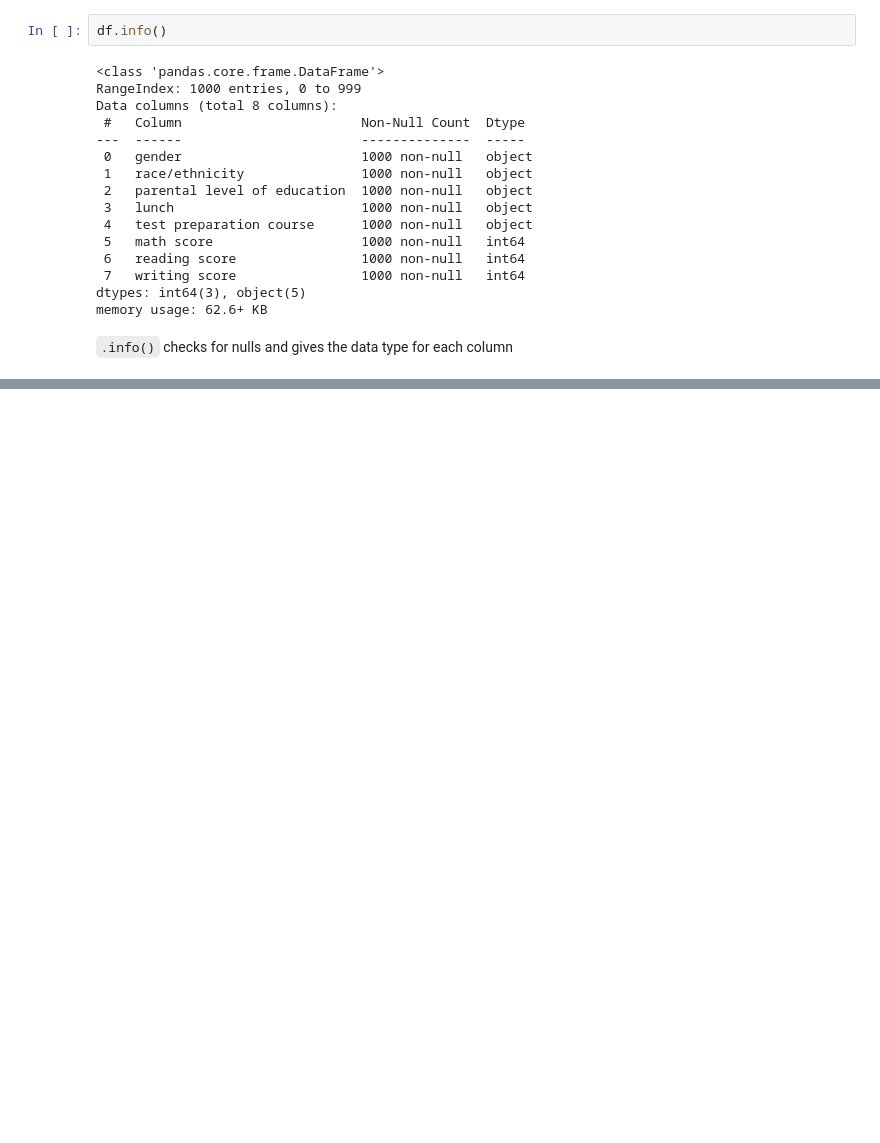
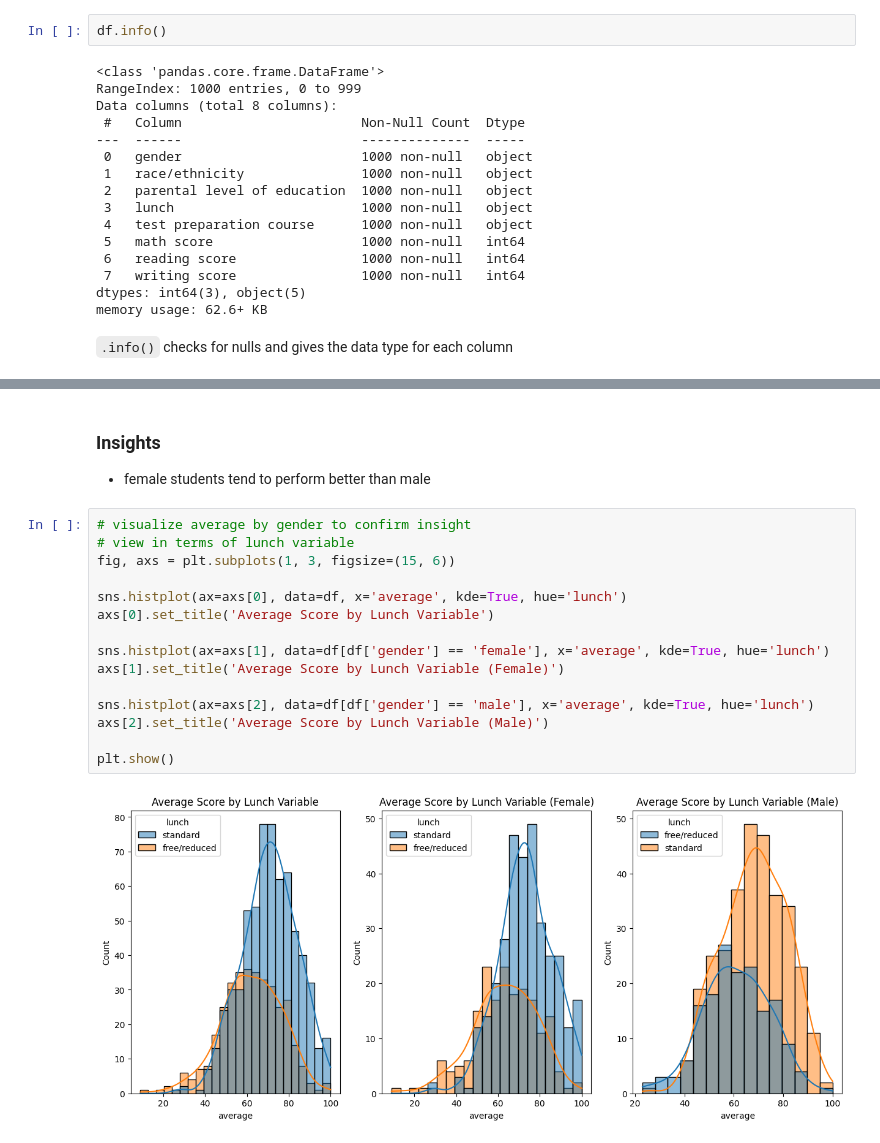
Before and after one commit to hilpresent/ml-project, a Jupyter notebook: notebook/EDA.ipynb, the cells around one changed output, grey strips where cells are left out. Saved outputs shown, nothing was run; the diff lists cells and outputs as text; blank space fills up the shorter version.

```diff
--- a/notebook/EDA.ipynb
+++ b/notebook/EDA.ipynb
@@ -122,0 +296,21 @@ memory usage: 62.6+ KB
+# %% [markdown]
+### Insights
+
+- female students tend to perform better than male
+# %%
+# visualize average by gender to confirm insight
+# view in terms of lunch variable
+fig, axs = plt.subplots(1, 3, figsize=(15, 6))
+
+sns.histplot(ax=axs[0], data=df, x='average', kde=True, hue='lunch')
+axs[0].set_title('Average Score by Lunch Variable')
+
+sns.histplot(ax=axs[1], data=df[df['gender'] == 'female'], x='average', kde=True, hue='lunch')
+axs[1].set_title('Average Score by Lunch Variable (Female)')
+
+sns.histplot(ax=axs[2], data=df[df['gender'] == 'male'], x='average', kde=True, hue='lunch')
+axs[2].set_title('Average Score by Lunch Variable (Male)')
+
+plt.show()
+# %% [output]
+[figure, added]
```
Also changed, not shown: parts of 18 cells of this notebook.
